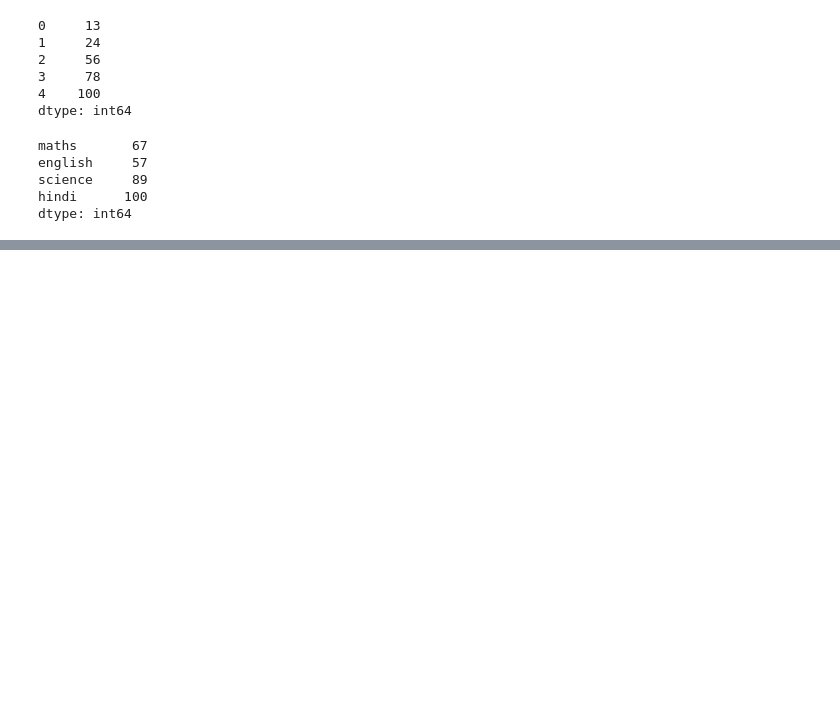
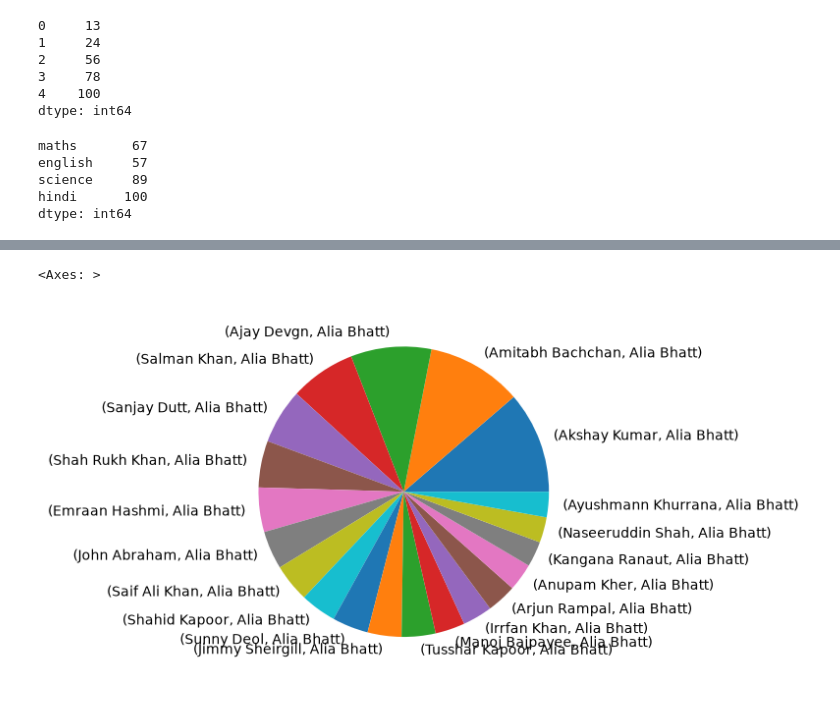
Before and after one commit to Som949/GenAI, a Jupyter notebook: Python/Libraries/Pandas/basic.ipynb, the cells around one changed output, grey strips where cells are left out. Saved outputs shown, nothing was run; the diff lists cells and outputs as text; code cells hidden in the pictures; blank space fills up the shorter version.

```diff
--- a/Python/Libraries/Pandas/basic.ipynb
+++ b/Python/Libraries/Pandas/basic.ipynb
@@ -47,0 +158,3 @@ dtype: int64
+# %%
+movies = pd.read_csv('/home/sanskar/Documents/GenAI/Python/Libraries/Pandas/bollywood.csv', index_col='movie')
+movies
@@ -47,0 +480,4 @@ dtype: int64
+# %%
+# using index label
+movies['2 States (2014 film)'] = 'Alia Bhatt'
+movies
@@ -47,0 +624,5 @@ dtype: int64
+# %%
+movies.value_counts().head(20).plot(kind='pie')
+# %% [output]
+<Axes: >
+[figure, added]
```
Also changed, not shown: parts of 68 cells of this notebook, 3 other files.
